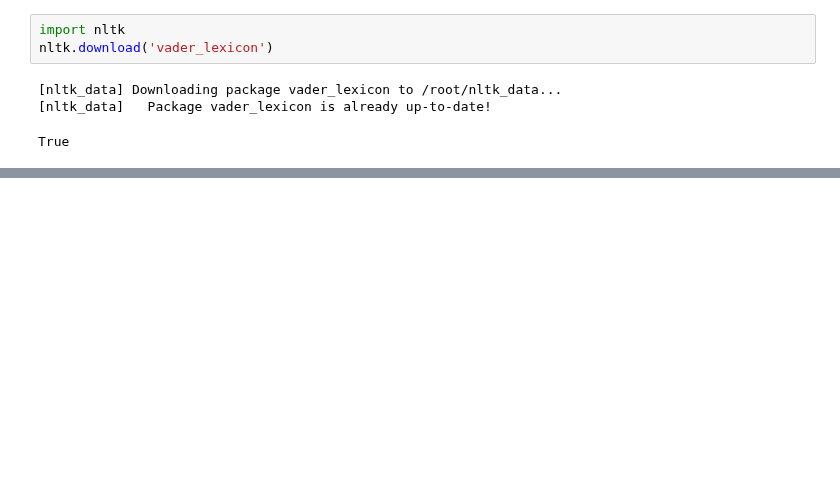
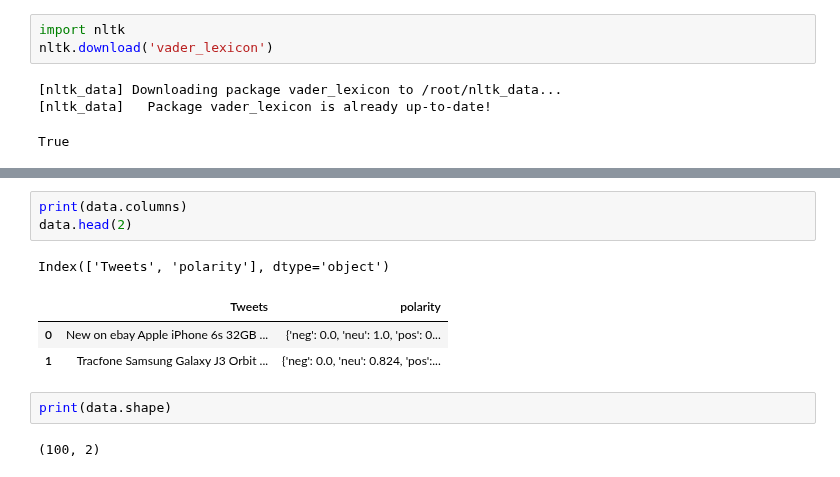
Before and after one commit to siddu541/Analytics, a Jupyter notebook: WebScrapping_SentimentAnalysisTracfone.ipynb, the cells around one changed output, grey strips where cells are left out. Cells and saved outputs as stored; diff of their text form; blank space fills up the shorter version.

```diff
--- a/WebScrapping_SentimentAnalysisTracfone.ipynb
+++ b/WebScrapping_SentimentAnalysisTracfone.ipynb
@@ -120 +120,13 @@ display(data.head(100))
 100 rows × 2 columns
+# %%
+print(data.columns)
+data.head(2)
+# %% [output]
+Index(['Tweets', 'polarity'], dtype='object')
+|  | Tweets | polarity |
+| 0 | New on ebay Apple iPhone 6s 32GB ... | {'neg': 0.0, 'neu': 1.0, 'pos': 0... |
+| 1 | Tracfone Samsung Galaxy J3 Orbit ... | {'neg': 0.0, 'neu': 0.824, 'pos':... |
+# %%
+print(data.shape)
+# %% [output]
+(100, 2)
```
Also changed, not shown: parts of 3 cells of this notebook.
